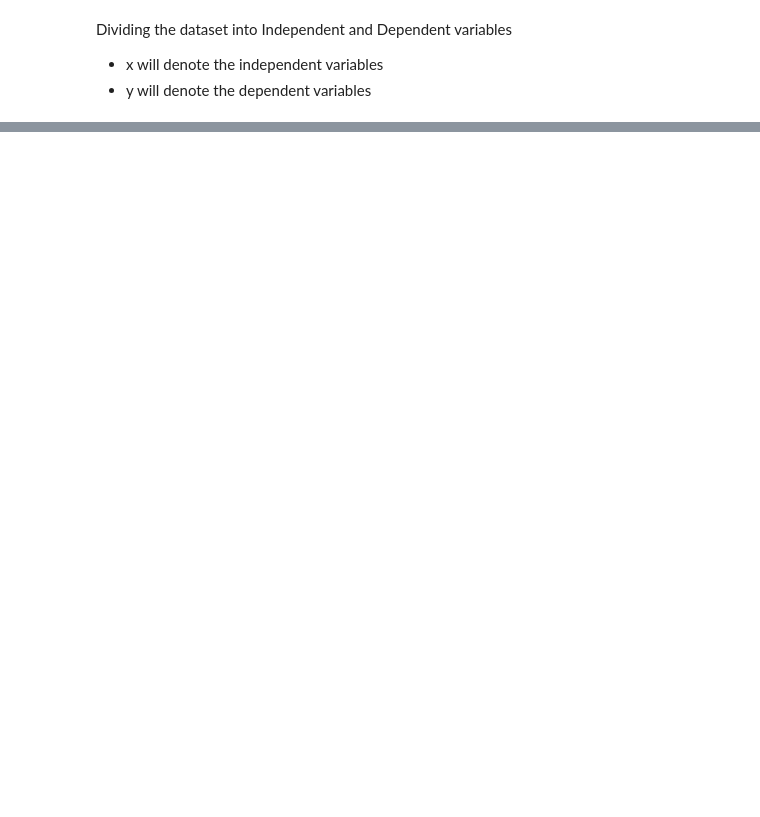
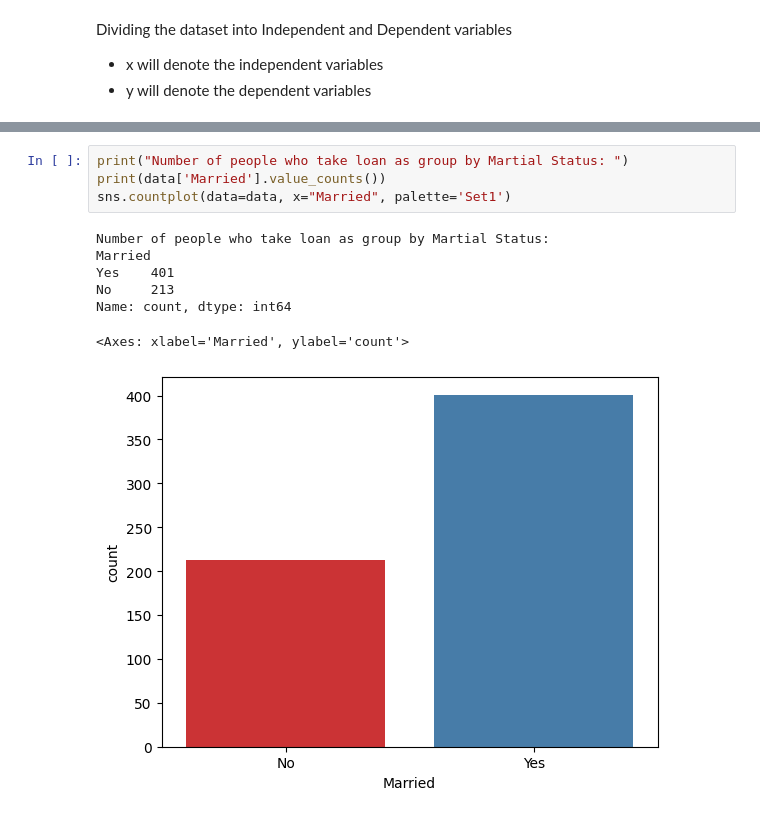
Before and after one commit to mechadns/loan-amount-prediction, a Jupyter notebook: Loan Amount Prediction.ipynb, the cells around one changed output, grey strips where cells are left out. Cells and saved outputs as stored; diff of their text form; blank space fills up the shorter version.

```diff
--- a/Loan Amount Prediction.ipynb
+++ b/Loan Amount Prediction.ipynb
@@ -152,0 +220,12 @@ Dividing the dataset into Independent and Dependent variables
+# %%
+print("Number of people who take loan as group by Martial Status: ")
+print(data['Married'].value_counts())
+sns.countplot(data=data, x="Married", palette='Set1')
+# %% [output]
+Number of people who take loan as group by Martial Status:
+Married
+Yes    401
+No     213
+Name: count, dtype: int64
+<Axes: xlabel='Married', ylabel='count'>
+[figure, added]
```
Also changed, not shown: parts of 11 cells of this notebook.
